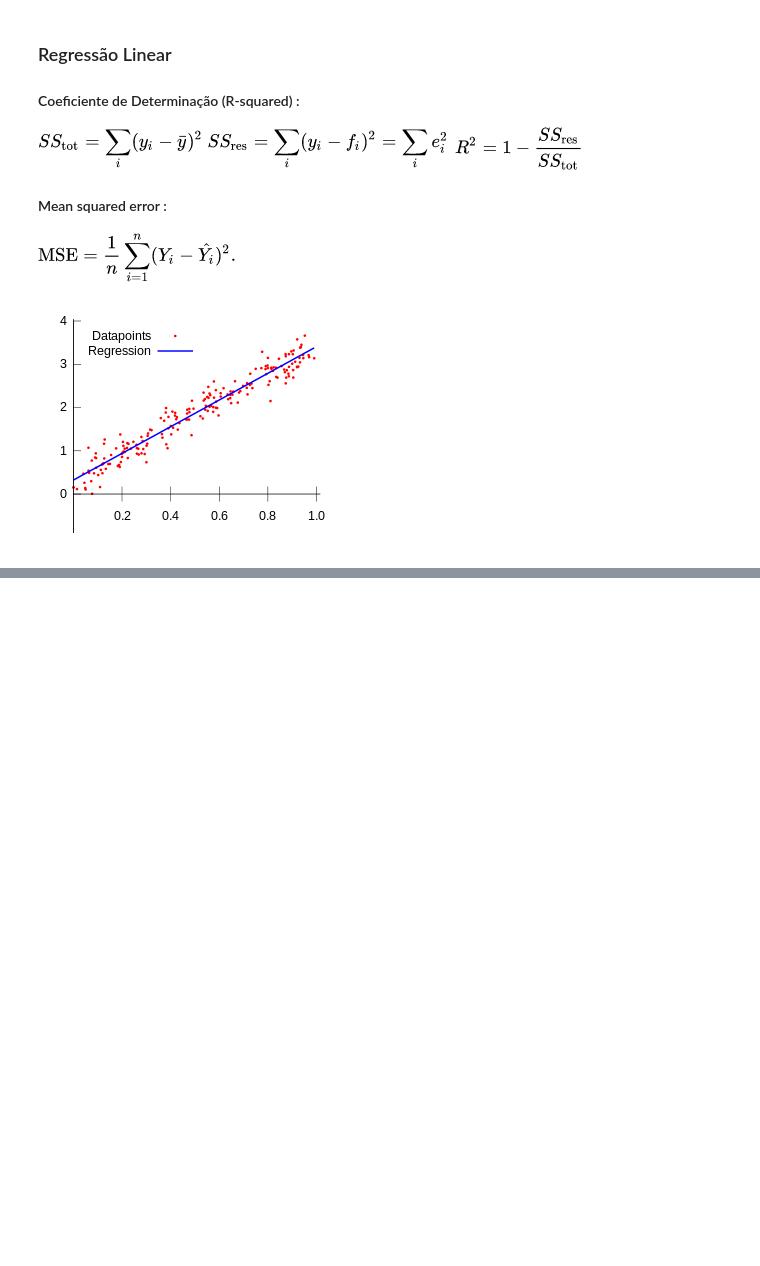
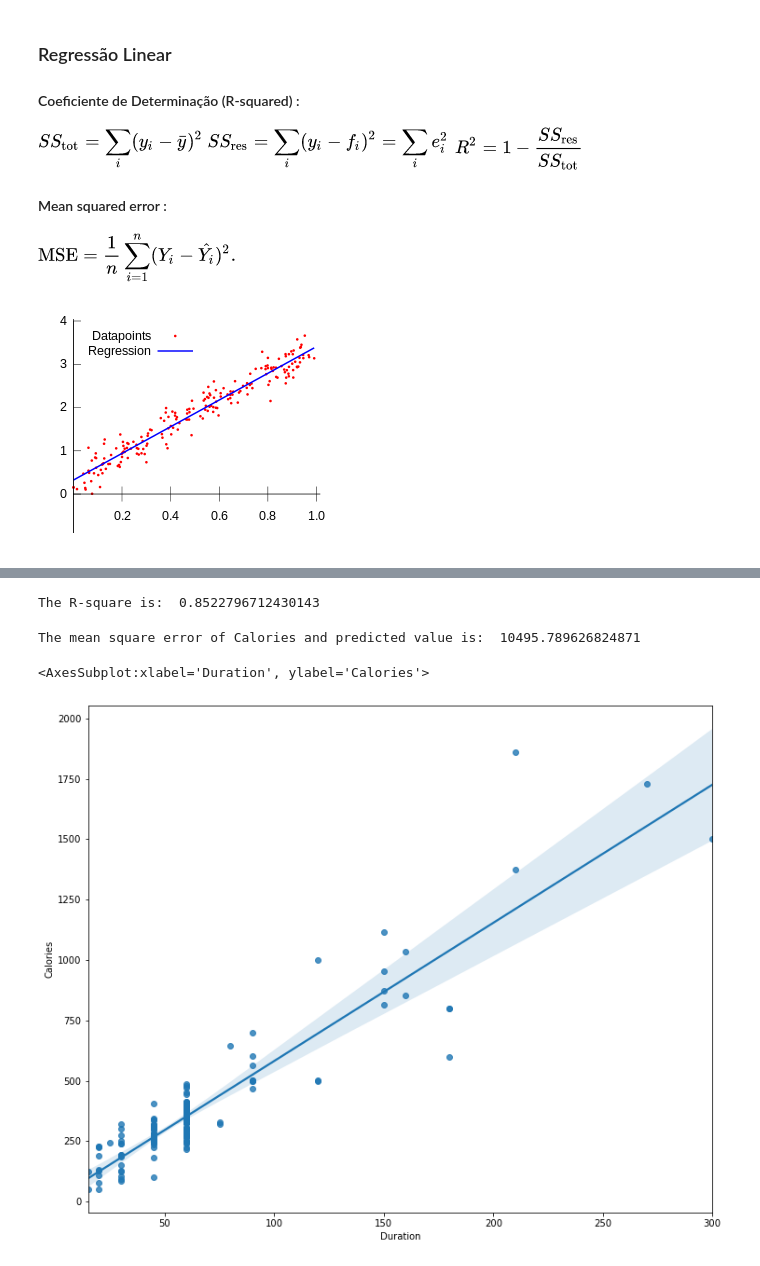
Before and after one commit to leodrivera/Leo_Notebooks, a Jupyter notebook: Semana5_1.ipynb, the cells around one changed output, grey strips where cells are left out. Cells and saved outputs as stored; diff of their text form; code cells hidden in the pictures; blank space fills up the shorter version.

```diff
--- a/Semana5_1.ipynb
+++ b/Semana5_1.ipynb
@@ -318,18 +491,25 @@ Y =
 # %%
 ### R-squared #####
-#print('The R-square is: ', lr.score(X, Y))
+print('The R-square is: ', lr.score(X, Y))
+# %% [output]
+The R-square is:  0.8522796712430143
 # %%
 #### MSE - Mean Squared Error ####
 from sklearn.metrics import mean_squared_error
-
-#print('The mean square error of Calories and predicted value is: ', mse)
+mse = mean_squared_error(dfClean['Calories'], Yhat)
+print('The mean square error of Calories and predicted value is: ', mse)
+# %% [output]
+The mean square error of Calories and predicted value is:  10495.789626824871
 # %%
 import matplotlib.pyplot as plt
 import seaborn as sns
 %matplotlib inline
 # %%
-#width = 12
-#height = 10
-#plt.figure(figsize=(width, height))
-#sns.regplot(x="Duration", y="Calories", data=dfClean)
+width = 12
+height = 10
+plt.figure(figsize=(width, height))
+sns.regplot(x="Duration", y="Calories", data=dfClean)
+# %% [output]
+<AxesSubplot:xlabel='Duration', ylabel='Calories'>
+[figure, added]
 # %%
```
Also changed, not shown: parts of 47 cells of this notebook.
